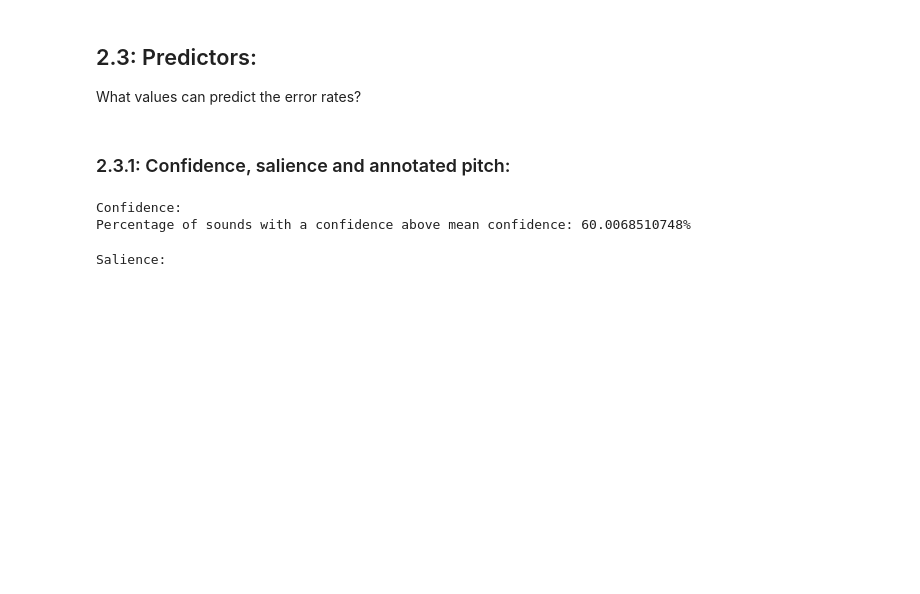
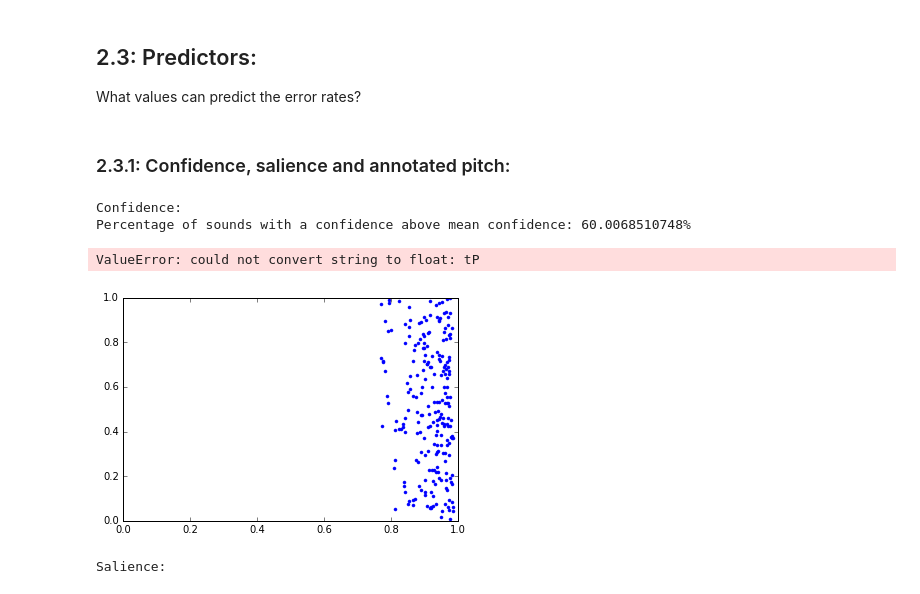
Before and after one commit to akkeh/internship, a Jupyter notebook: pitchEst/notebook/pitchEstimation.ipynb, the cells around one changed output. Cells and saved outputs as stored; diff of their text form; code cells hidden in the pictures; blank space fills up the shorter version.

```diff
--- a/pitchEst/notebook/pitchEstimation.ipynb
+++ b/pitchEst/notebook/pitchEstimation.ipynb
@@ -359,10 +347,14 @@ What values can predict the error rates?
 # %%
 print "Confidence:"
 i_hiConf = np.where(ESS_conf > np.mean(ESS_conf))[0]
 print "Percentage of sounds with a confidence above mean confidence: " + str(len(i_hiConf) / float(N) * 100) + "%"
+
+pa.predict(ESS_conf, ESS_err, plot=1);
 # %% [output]
 Confidence:
 Percentage of sounds with a confidence above mean confidence: 60.0068510748%
+ValueError: could not convert string to float: tP
+[figure, added]
 # %%
 print "Salience:"
 # %% [output]
```
Also changed, not shown: parts of 2 cells of this notebook, 1 other file.
